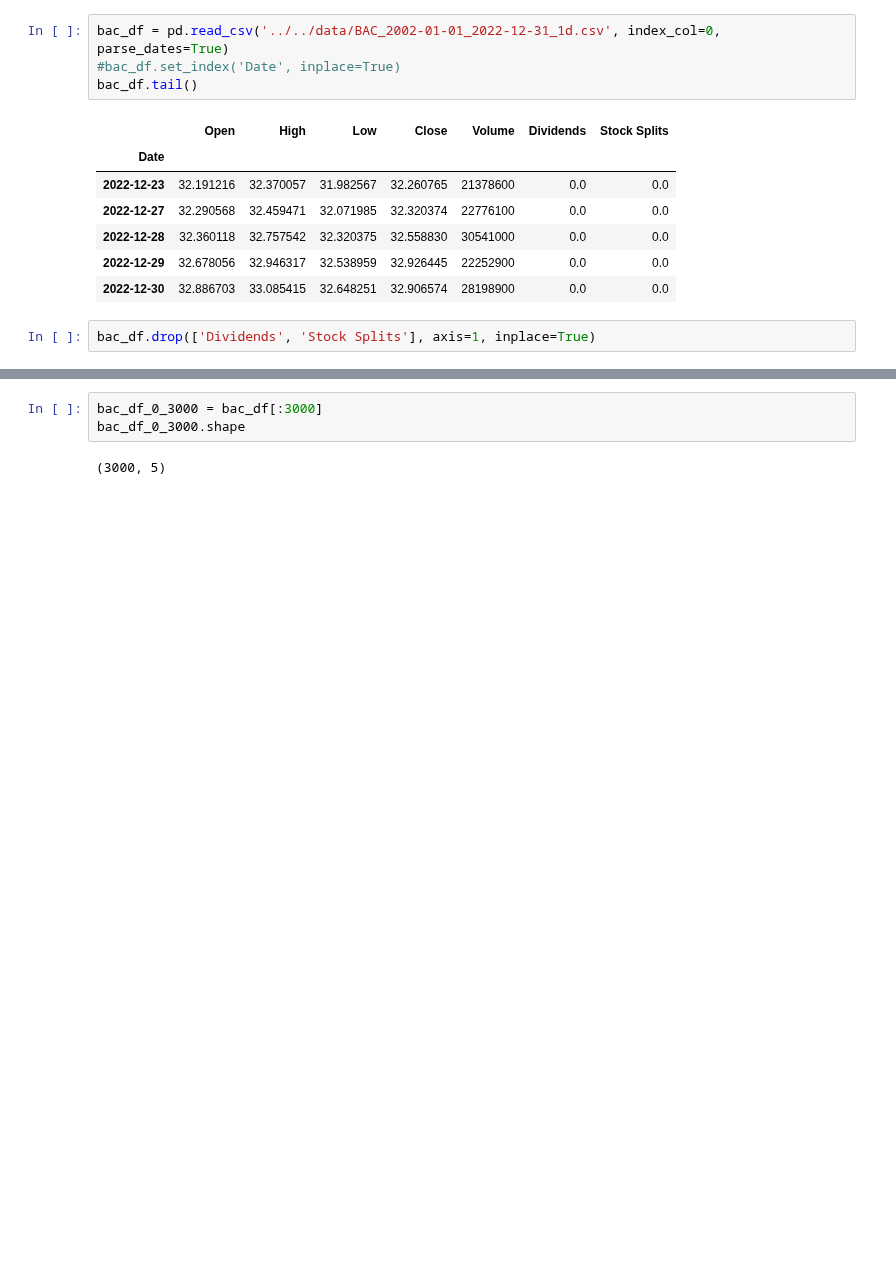
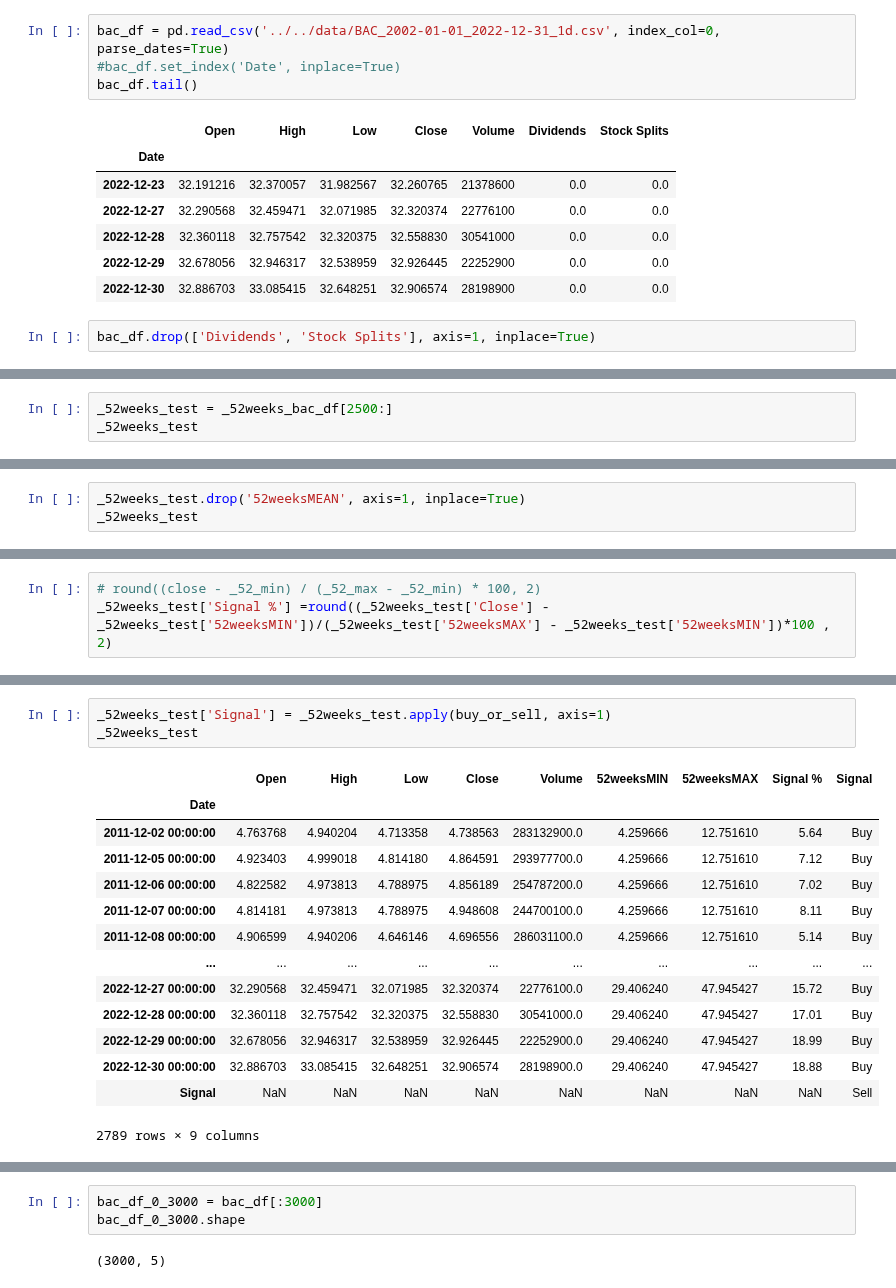
Before and after one commit to fadeeva/stock_market_research, a Jupyter notebook: classic/52_weeks/52weeks.ipynb, the cells around one changed output, grey strips where cells are left out. Cells and saved outputs as stored; diff of their text form; blank space fills up the shorter version.

```diff
--- a/classic/52_weeks/52weeks.ipynb
+++ b/classic/52_weeks/52weeks.ipynb
@@ -95,0 +105,3 @@ plt.legend()
+# %%
+_52weeks_test = _52weeks_bac_df[2500:]
+_52weeks_test
@@ -95,0 +123,3 @@ plt.legend()
+# %%
+_52weeks_test.drop('52weeksMEAN', axis=1, inplace=True)
+_52weeks_test
@@ -95,0 +145,3 @@ plt.legend()
+# %%
+# round((close - _52_min) / (_52_max - _52_min) * 100, 2)
+_52weeks_test['Signal %'] =round((_52weeks_test['Close'] - _52weeks_test['52weeksMIN'])/(_52weeks_test['52weeksMAX'] - _52weeks_test['52weeksMIN'])*100 , 2)
@@ -95,0 +180,18 @@ plt.legend()
+# %%
+_52weeks_test['Signal'] = _52weeks_test.apply(buy_or_sell, axis=1)
+_52weeks_test
+# %% [output]
+|  | Open | High | Low | Close | Volume | 52weeksMIN | 52weeksMAX | Signal % | Signal |
+| Date |  |  |  |  |  |  |  |  |  |
+| 2011-12-02 00:00:00 | 4.763768 | 4.940204 | 4.713358 | 4.738563 | 283132900.0 | 4.259666 | 12.751610 | 5.64 | Buy |
+| 2011-12-05 00:00:00 | 4.923403 | 4.999018 | 4.814180 | 4.864591 | 293977700.0 | 4.259666 | 12.751610 | 7.12 | Buy |
+| 2011-12-06 00:00:00 | 4.822582 | 4.973813 | 4.788975 | 4.856189 | 254787200.0 | 4.259666 | 12.751610 | 7.02 | Buy |
+| 2011-12-07 00:00:00 | 4.814181 | 4.973813 | 4.788975 | 4.948608 | 244700100.0 | 4.259666 | 12.751610 | 8.11 | Buy |
+| 2011-12-08 00:00:00 | 4.906599 | 4.940206 | 4.646146 | 4.696556 | 286031100.0 | 4.259666 | 12.751610 | 5.14 | Buy |
+| ... | ... | ... | ... | ... | ... | ... | ... | ... | ... |
+| 2022-12-27 00:00:00 | 32.290568 | 32.459471 | 32.071985 | 32.320374 | 22776100.0 | 29.406240 | 47.945427 | 15.72 | Buy |
+| 2022-12-28 00:00:00 | 32.360118 | 32.757542 | 32.320375 | 32.558830 | 30541000.0 | 29.406240 | 47.945427 | 17.01 | Buy |
+| 2022-12-29 00:00:00 | 32.678056 | 32.946317 | 32.538959 | 32.926445 | 22252900.0 | 29.406240 | 47.945427 | 18.99 | Buy |
+| 2022-12-30 00:00:00 | 32.886703 | 33.085415 | 32.648251 | 32.906574 | 28198900.0 | 29.406240 | 47.945427 | 18.88 | Buy |
+| Signal | NaN | NaN | NaN | NaN | NaN | NaN | NaN | NaN | Sell |
+2789 rows × 9 columns
```
Also changed, not shown: parts of 22 cells of this notebook, 3 other files.
